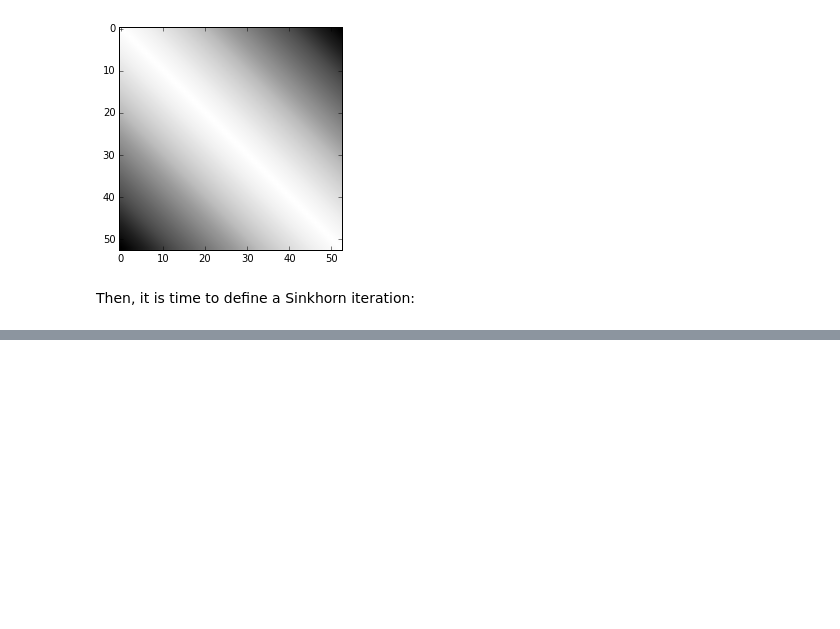
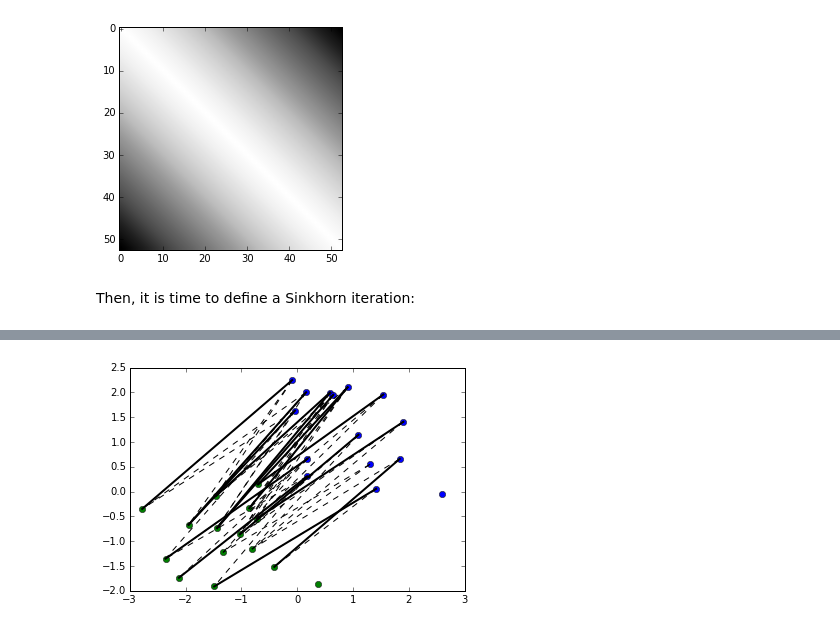
Before and after one commit to afcarl/Homework-1, a Jupyter notebook: pynb/regularized_ot.ipynb, the cells around one changed output, grey strips where cells are left out. Cells and saved outputs as stored; diff of their text form; code cells hidden in the pictures; blank space fills up the shorter version.

```diff
--- a/pynb/regularized_ot.ipynb
+++ b/pynb/regularized_ot.ipynb
@@ -63,0 +80,27 @@ for gamma in [.00001, .0001, .001, .01, .1, 1.]:
+# %%
+m = cdist(set1, set2)
+gamma = .1
+xi = numpy.exp(-m ** 2 / gamma)
+
+a = numpy.ones((n, 1))
+b = numpy.ones((n, 1))
+for _ in range(100):
+    a, b = one_iter(a, b, p1, p2, xi)
+pi = numpy.dot(numpy.dot(numpy.diagflat(a), xi), numpy.diagflat(b))
+
+indices_match = numpy.argmax(pi, axis=1)
+
+_ = pylab.plot(set1[:, 0], set1[:, 1], "bo")
+_ = pylab.plot(set2[:, 0], set2[:, 1], "go")
+
+# First, strong matches
+idxi, idxj = numpy.nonzero(pi > numpy.percentile(pi, 100 * (n - 1) / n))
+for i, j in zip(idxi, idxj):
+    _ = pylab.plot([set1[i, 0], set2[j, 0]], [set1[i, 1], set2[j, 1]], "k-", linewidth=2)
+
+# Then, weak ones
+idxi, idxj = numpy.nonzero(pi > numpy.percentile(pi, 100 * (n - 3) / n))
+for i, j in zip(idxi, idxj):
+    _ = pylab.plot([set1[i, 0], set2[j, 0]], [set1[i, 1], set2[j, 1]], "k--", linewidth=1)
+# %% [output]
+[figure, added]
```
Also changed, not shown: parts of 3 cells of this notebook.
